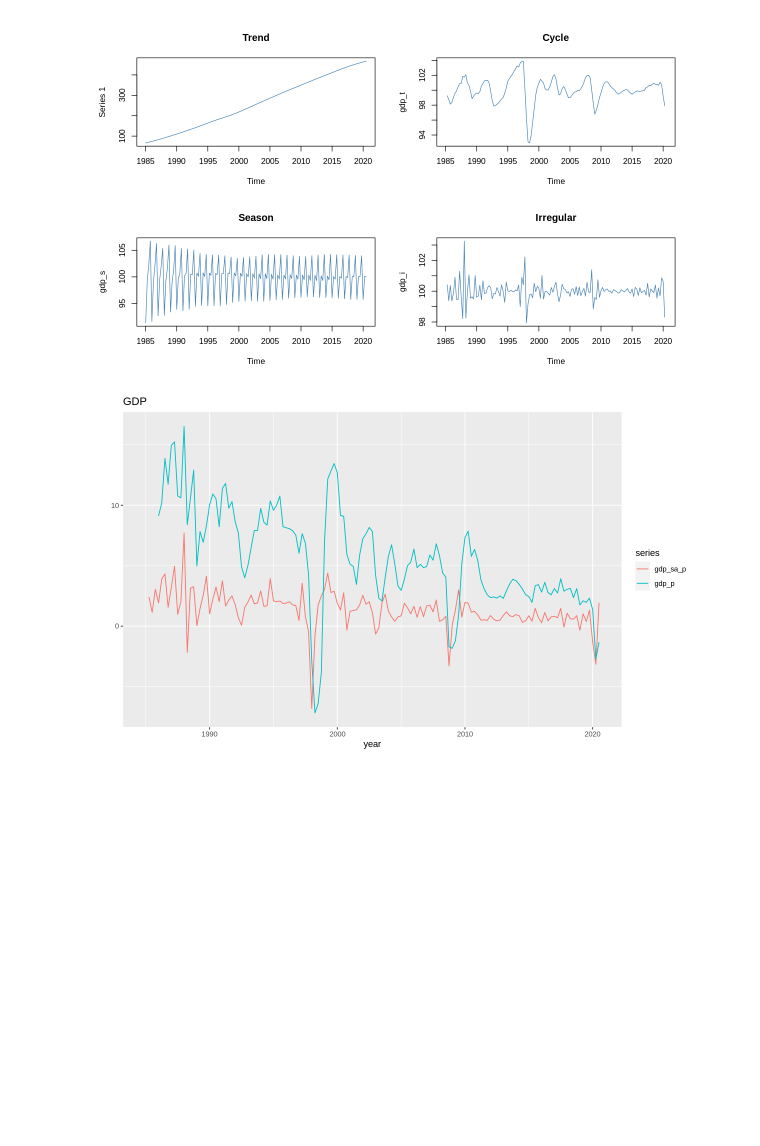
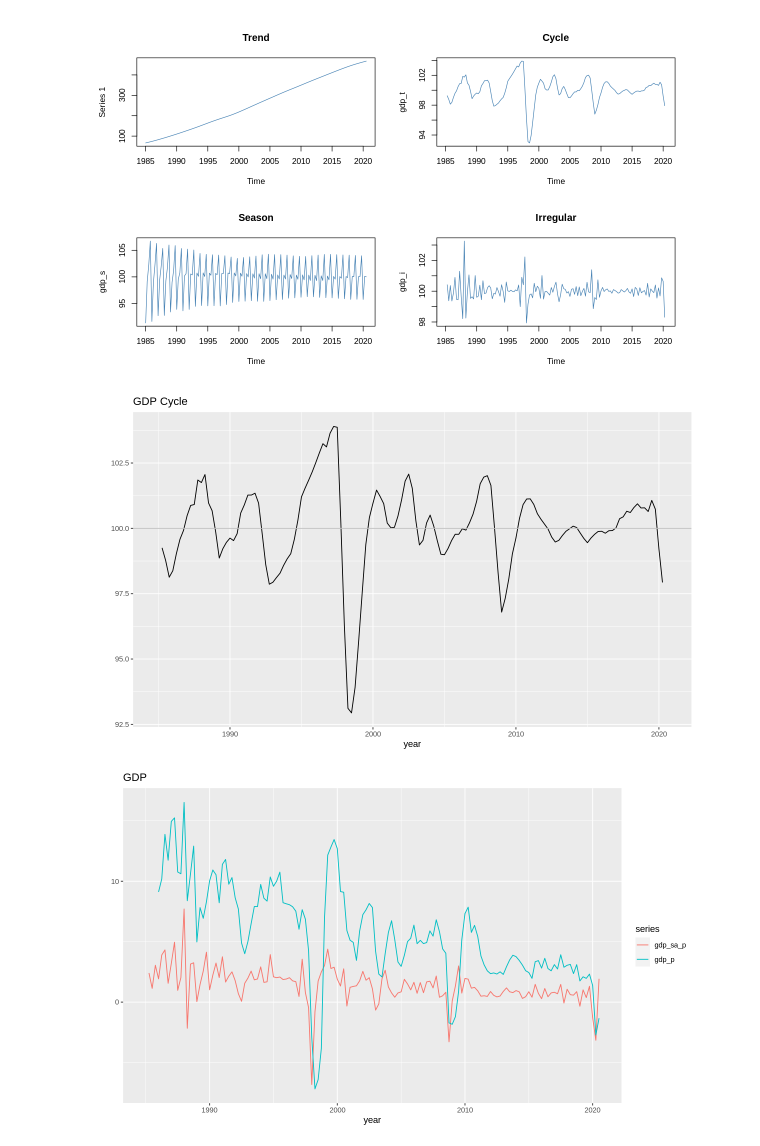
Before and after one commit to data-better/RBOK, a Jupyter notebook: RBOK.ipynb, the cells around one changed output. Saved outputs shown, nothing was run; the diff lists cells and outputs as text; code cells hidden in the pictures; blank space fills up the shorter version.

```diff
--- a/RBOK.ipynb
+++ b/RBOK.ipynb
@@ -230,6 +262,12 @@ plot(gdp_i, main="Irregular", col="steelblue")
 par(mfrow=c(1,1))
 # %% [output]
 [figure]
+# %%
+p <- autoplot(gdp_c)+ ggtitle("GDP Cycle") +
+     ylab("") +  xlab("year")
+p + geom_hline(yintercept = 100, color="gray")
+# %% [output]
+[figure, added]
 # %%
 autoplot(dataq_ts[, c(16,17)])+
   ggtitle("GDP") +
```
Also changed, not shown: parts of 32 cells of this notebook.
